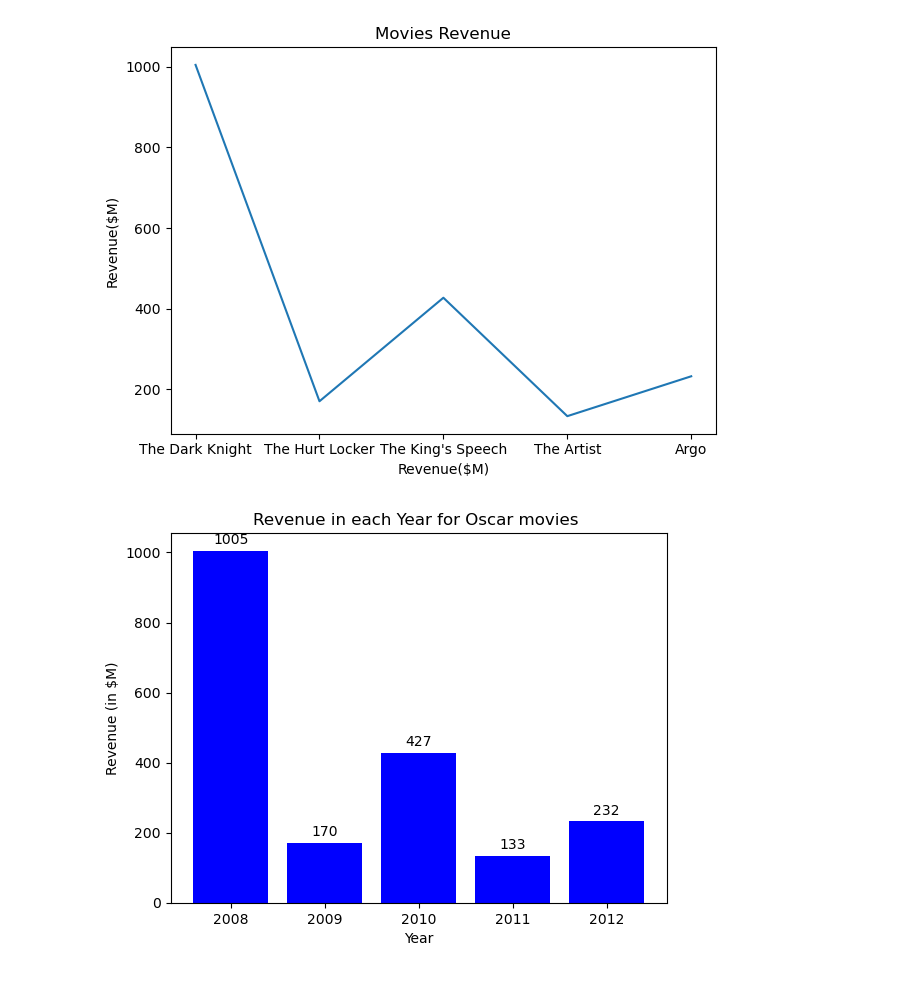
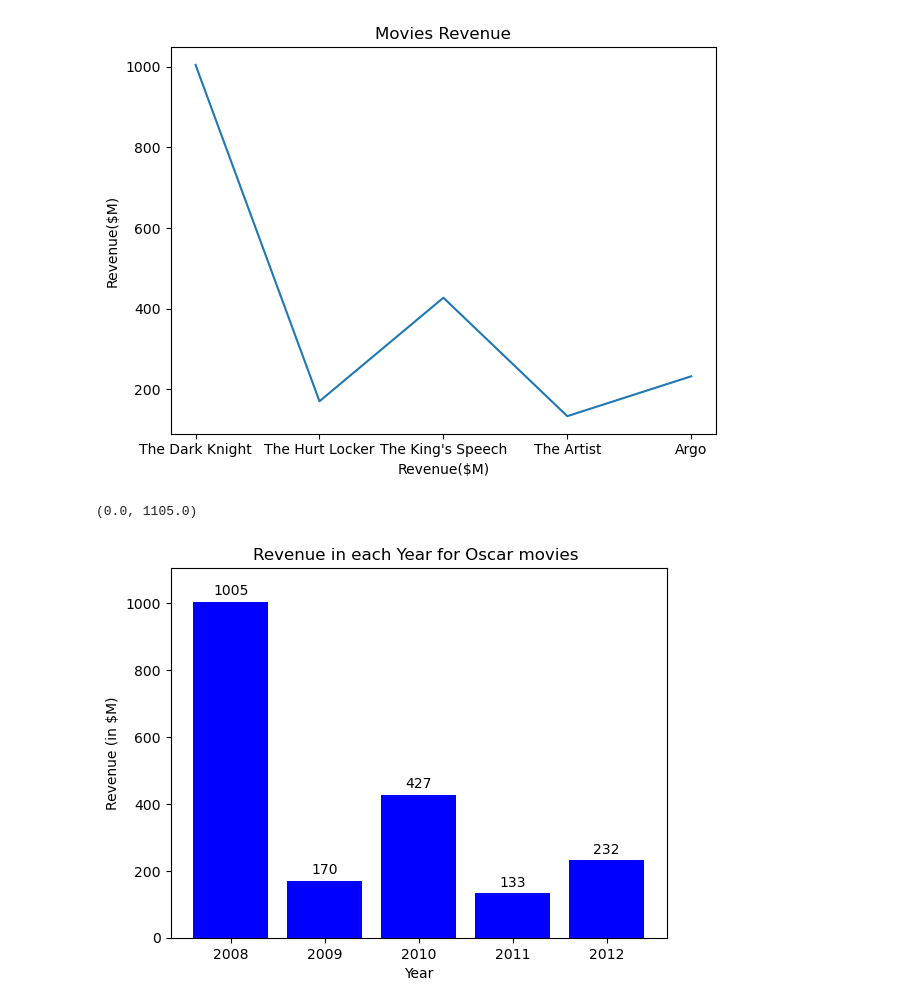
Before and after one commit to PritishMandal/AI-ML-Learning, a Jupyter notebook: Data visualization -1/matplotlib_tutorial.ipynb, the cells around one changed output. Saved outputs shown, nothing was run; the diff lists cells and outputs as text; code cells hidden in the pictures.

Commit message:
BAR CHART

```diff
--- a/Data visualization -1/matplotlib_tutorial.ipynb
+++ b/Data visualization -1/matplotlib_tutorial.ipynb
@@ -66,23 +66,23 @@ plt.savefig("final_plot.png")
 # %%
 #Bar charts
 movies = [
     "The Dark Knight",
     "The Hurt Locker",
     "The King's Speech",
     "The Artist",
     "Argo"
 ]
 years = [2008,2009,2010,2011,2012]
 oscar_revenue = [1005,170,427,133,232] # in $M
 plt.bar(years,oscar_revenue,color= "blue")
 plt.title("Revenue in each Year for Oscar movies ")
 plt.xlabel("Year")
 plt.ylabel("Revenue (in $M)")
 
 for i in range(len (years)):
     plt.text(years [i],oscar_revenue[i]+20,str(oscar_revenue[i]),ha="center")
 
 plt.ylim(0,max(oscar_revenue)+100)
-plt.xlim(min(years),max(years)+2)
 # %% [output]
+(0.0, 1105.0)
-[figure, old version]
+[figure, new version]
```
Also changed, not shown: parts of 1 cell of this notebook.
